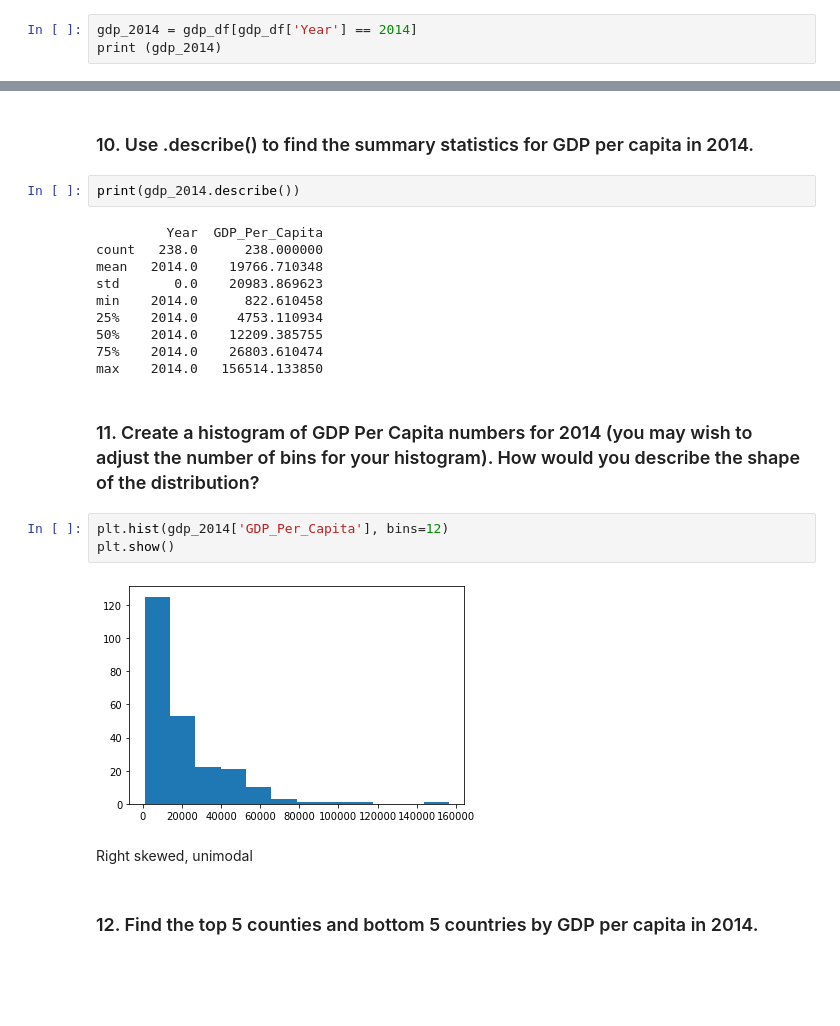
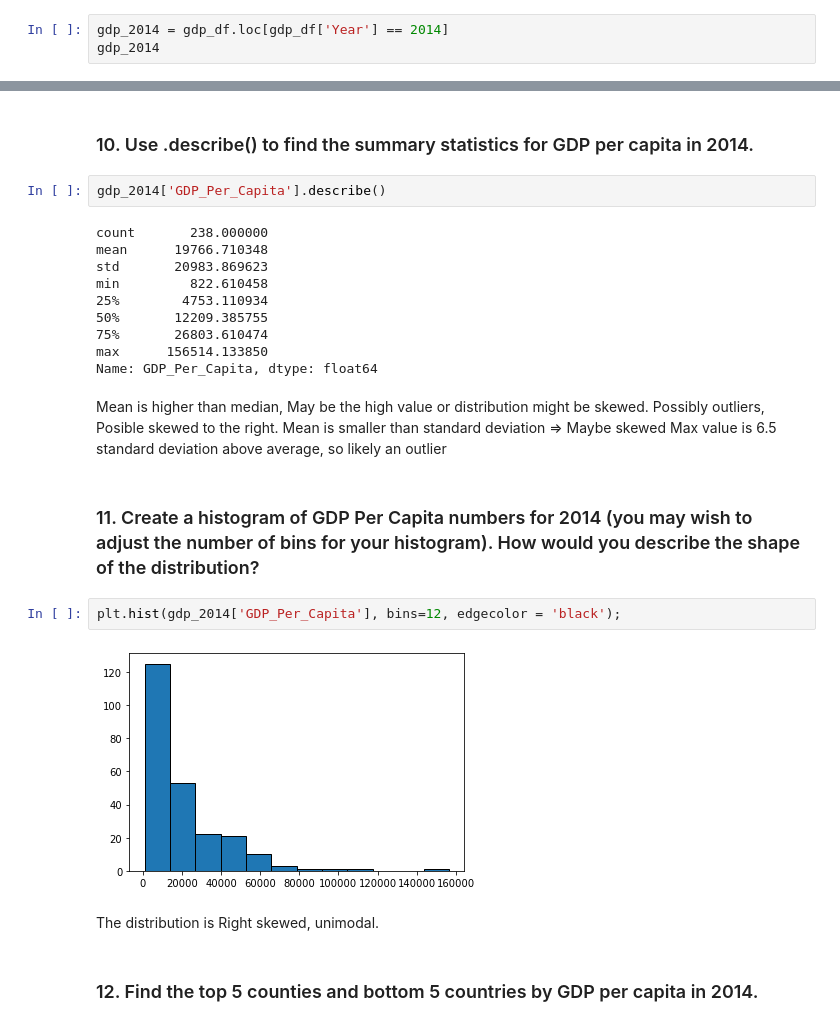
Before and after one commit to ashamaheshwari/un_data_question-ashamaheshwari, a Jupyter notebook: notebooks/UN_Data_Exploration.ipynb, the cells around one changed output, grey strips where cells are left out. Drawn from its saved outputs; the diff is of its cells as text; blank space fills up the shorter version.

```diff
--- a/notebooks/UN_Data_Exploration.ipynb
+++ b/notebooks/UN_Data_Exploration.ipynb
@@ -116,6 +154,6 @@ Name: Country, Length: 238, dtype: int64
 # %% [markdown]
 ### 9. Create a new dataframe by subsetting gdp_df to just the year 2014. Call this new dataframe gdp_2014.
 # %%
-gdp_2014 = gdp_df[gdp_df['Year'] == 2014]
-print (gdp_2014)
+gdp_2014 = gdp_df.loc[gdp_df['Year'] == 2014]
+gdp_2014
 # %% [output]
@@ -136,26 +173,29 @@ print (gdp_2014)
 # %% [markdown]
 ### 10. Use .describe() to find the summary statistics for GDP per capita in 2014.
 # %%
-print(gdp_2014.describe())
+gdp_2014['GDP_Per_Capita'].describe()
 # %% [output]
-         Year  GDP_Per_Capita
-count   238.0      238.000000
-mean   2014.0    19766.710348
-std       0.0    20983.869623
-min    2014.0      822.610458
-25%    2014.0     4753.110934
-50%    2014.0    12209.385755
-75%    2014.0    26803.610474
-max    2014.0   156514.133850
+count       238.000000
+mean      19766.710348
+std       20983.869623
+min         822.610458
+25%        4753.110934
+50%       12209.385755
+75%       26803.610474
+max      156514.133850
+Name: GDP_Per_Capita, dtype: float64
+# %% [markdown]
+Mean is higher than median, May be the high value or distribution might be skewed. Possibly outliers, Posible skewed to the right.
+Mean is smaller than standard deviation => Maybe skewed
+Max value is 6.5 standard deviation above average, so likely an outlier
 # %% [markdown]
 ### 11. Create a histogram of GDP Per Capita numbers for 2014 (you may wish to adjust the number of bins for your histogram). How would you describe the shape of the distribution?
 # %%
-plt.hist(gdp_2014['GDP_Per_Capita'], bins=12)
-plt.show()
+plt.hist(gdp_2014['GDP_Per_Capita'], bins=12, edgecolor = 'black');
 # %% [output]
-[figure, old version]
+[figure, new version]
 # %% [markdown]
-Right skewed, unimodal
+The distribution is Right skewed, unimodal.
 # %% [markdown]
 ### 12. Find the top 5 counties and bottom 5 countries by GDP per capita in 2014.
 # %%
```
Also changed, not shown: parts of 26 cells of this notebook.
